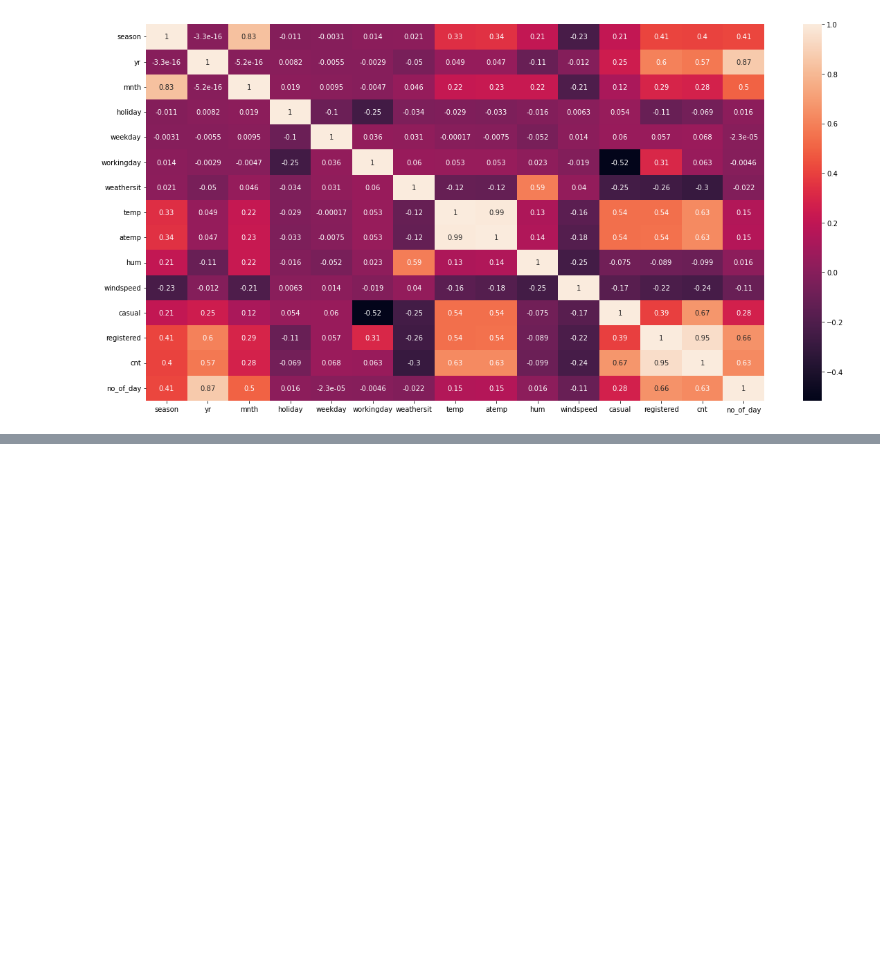
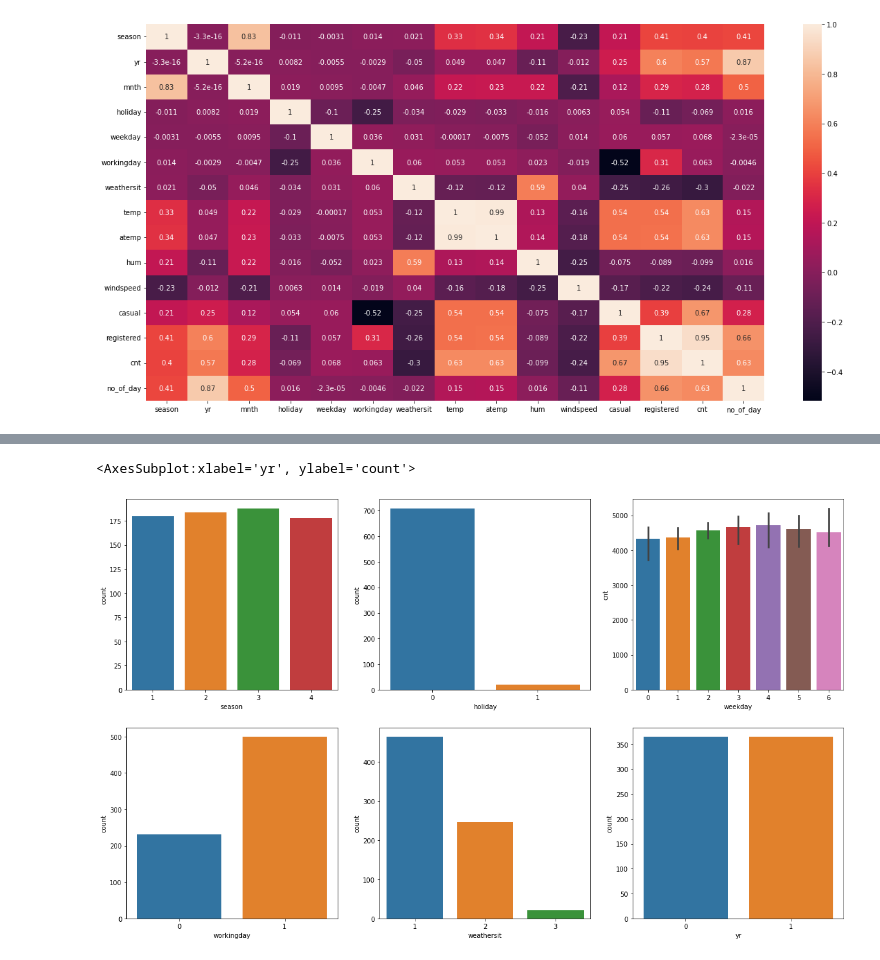
Before and after one commit to Akhilesh271988/BoomBikes, a Jupyter notebook: Boom_bike.ipynb, the cells around one changed output, grey strips where cells are left out. Saved outputs shown, nothing was run; the diff lists cells and outputs as text; code cells hidden in the pictures; blank space fills up the shorter version.

```diff
--- a/Boom_bike.ipynb
+++ b/Boom_bike.ipynb
@@ -114,0 +133,18 @@ sns.heatmap(df_day.corr(),annot=True)
+# %%
+# checking the count of each categorical variable
+pyplot.figure(figsize=(20,12))
+pyplot.subplot(2,3,1)
+sns.countplot(x='season',data=df_day)
+pyplot.subplot(2,3,2)
+sns.countplot(x='holiday',data=df_day)
+pyplot.subplot(2,3,3)
+sns.barplot(x='weekday',y='cnt',data=df_day,estimator=np.median)
+pyplot.subplot(2,3,4)
+sns.countplot(x='workingday',data=df_day)
+pyplot.subplot(2,3,5)
+sns.countplot(x='weathersit',data=df_day)
+pyplot.subplot(2,3,6)
+sns.countplot(x='yr',data=df_day)
+# %% [output]
+<AxesSubplot:xlabel='yr', ylabel='count'>
+[figure, added]
```
Also changed, not shown: parts of 13 cells of this notebook, 1 other file.
